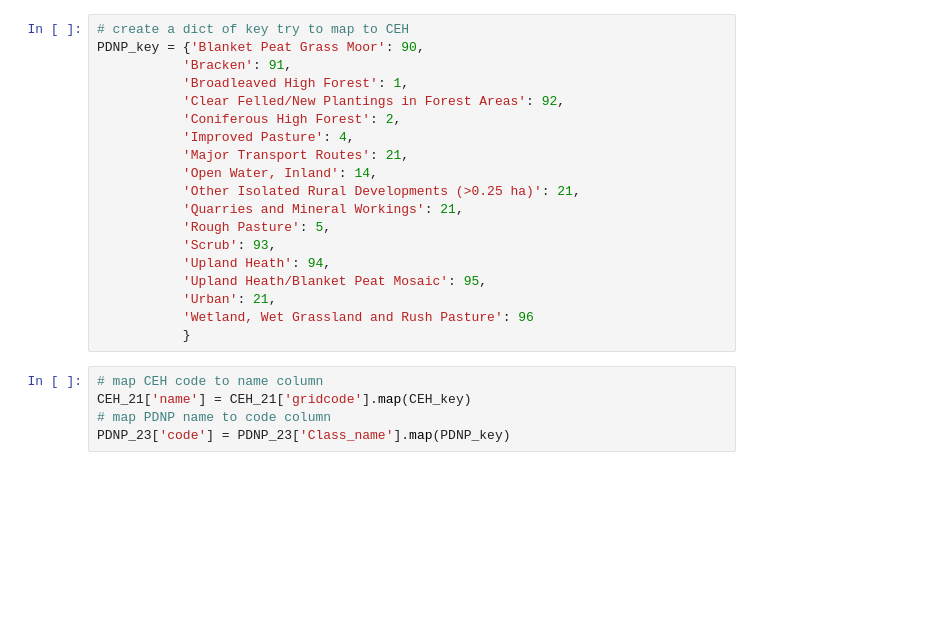
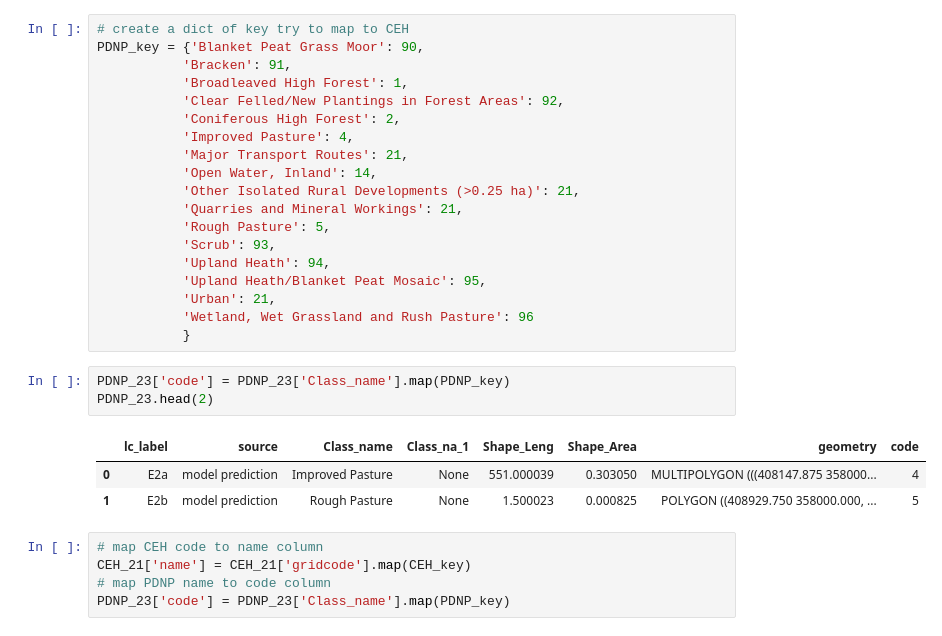
Before and after one commit to pdnpa/cnn-land-cover, a Jupyter notebook: notebooks/LCM fragmentation test.ipynb, the cells around one changed output. Drawn from its saved outputs; the diff is of its cells as text; blank space fills up the shorter version.

```diff
--- a/notebooks/LCM fragmentation test.ipynb
+++ b/notebooks/LCM fragmentation test.ipynb
@@ -55,6 +55,13 @@ PDNP_key = {'Blanket Peat Grass Moor': 90,
            'Urban': 21,
            'Wetland, Wet Grassland and Rush Pasture': 96
            }
+# %%
+PDNP_23['code'] = PDNP_23['Class_name'].map(PDNP_key)
+PDNP_23.head(2)
+# %% [output]
+|  | lc_label | source | Class_name | Class_na_1 | Shape_Leng | Shape_Area | geometry | code |
+| 0 | E2a | model prediction | Improved Pasture | None | 551.000039 | 0.303050 | MULTIPOLYGON (((408147.875 358000... | 4 |
+| 1 | E2b | model prediction | Rough Pasture | None | 1.500023 | 0.000825 | POLYGON ((408929.750 358000.000, ... | 5 |
 # %%
 # map CEH code to name column
 CEH_21['name'] = CEH_21['gridcode'].map(CEH_key)
```
Also changed, not shown: parts of 3 cells of this notebook.
